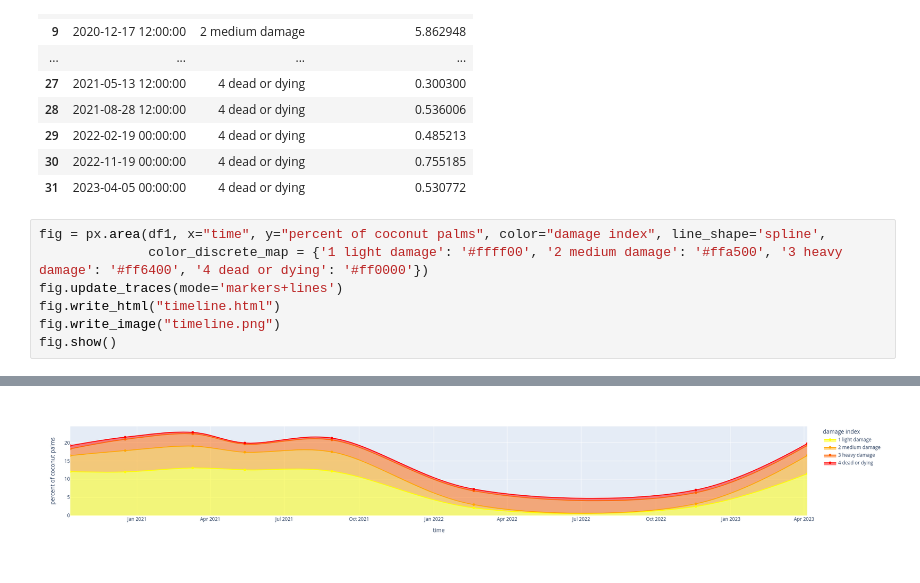
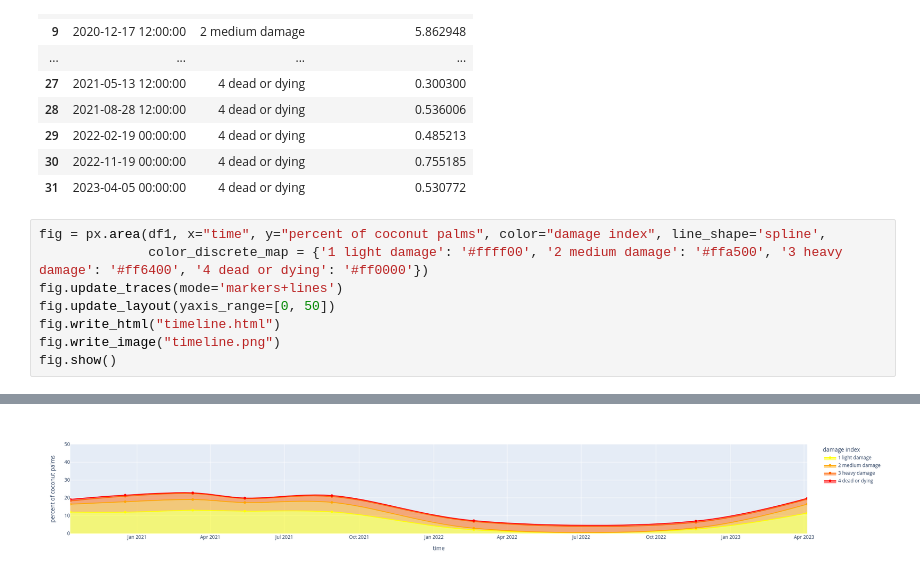
Before and after one commit to aubreymoore/Guam-CRB-web-maps, a Jupyter notebook: timeline-plot/timeline-plot.ipynb, the cells around one changed output, grey strips where cells are left out. Drawn from its saved outputs; the diff is of its cells as text.

Commit message:
changed yaxis limits

```diff
--- a/timeline-plot/timeline-plot.ipynb
+++ b/timeline-plot/timeline-plot.ipynb
@@ -53,6 +53,7 @@ df1
 fig = px.area(df1, x="time", y="percent of coconut palms", color="damage index", line_shape='spline',
               color_discrete_map = {'1 light damage': '#ffff00', '2 medium damage': '#ffa500', '3 heavy damage': '#ff6400', '4 dead or dying': '#ff0000'})
 fig.update_traces(mode='markers+lines')
+fig.update_layout(yaxis_range=[0, 50])
 fig.write_html("timeline.html")
 fig.write_image("timeline.png")
 fig.show()
@@ -61 +61 @@ fig.show()
-[figure, old version]
+[figure, new version]
```
Also changed, not shown: parts of 1 cell of this notebook, 2 other files.
